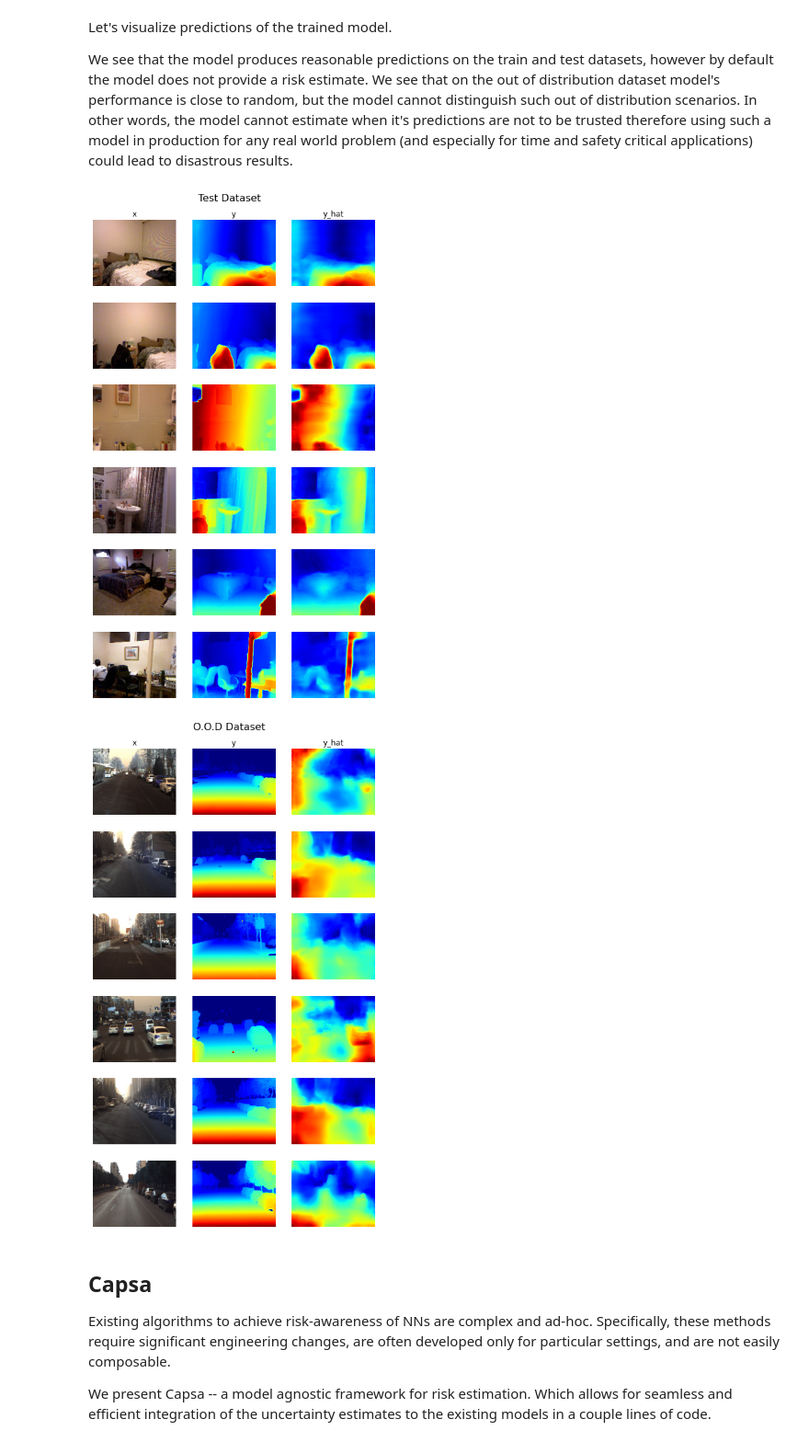
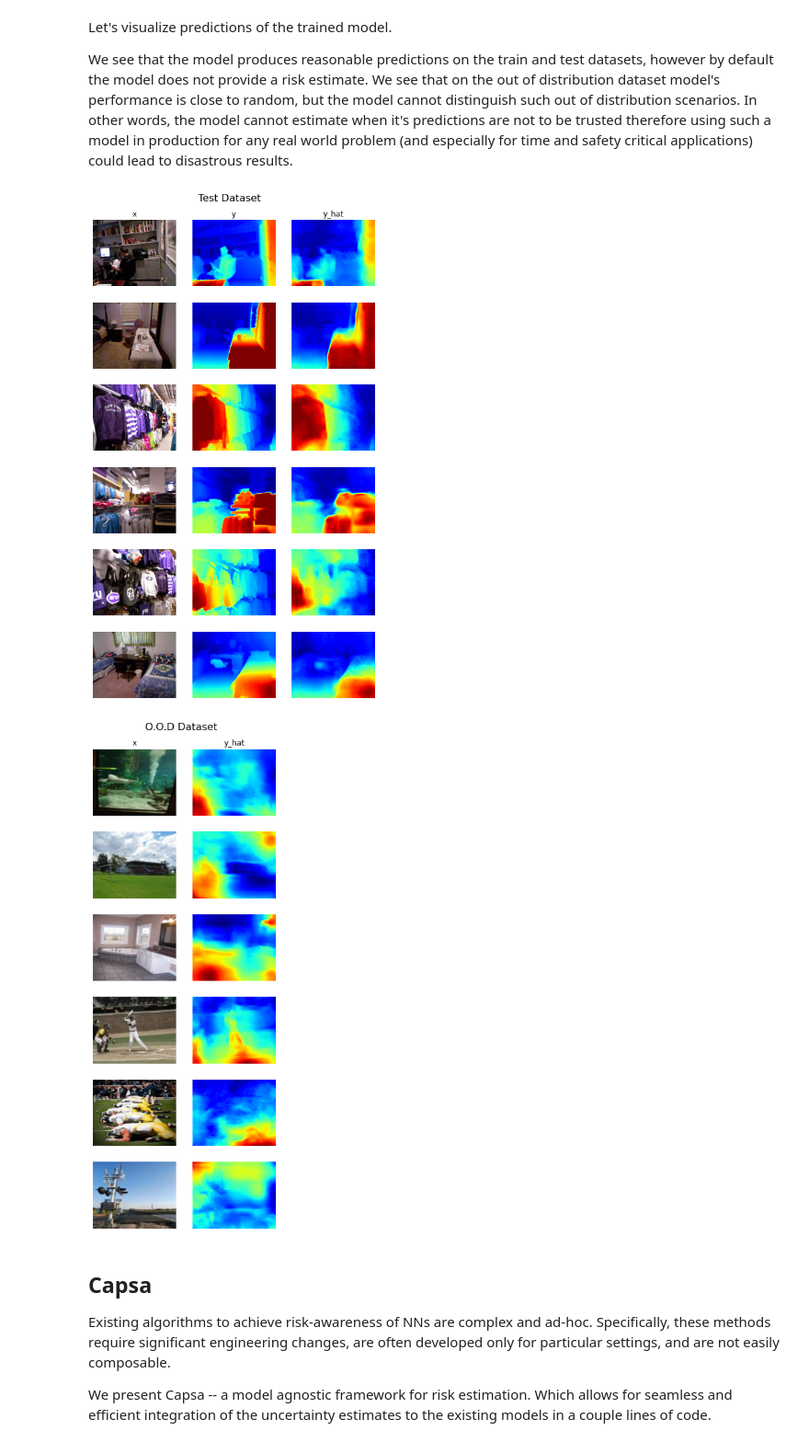
Before and after one commit to bytesroboticmx/capsaIA, a Jupyter notebook: notebooks/5_high_level.ipynb, the cells around one changed output. Shown at 92% size. Saved outputs shown, nothing was run; the diff lists cells and outputs as text; code cells hidden in the pictures.

```diff
--- a/notebooks/5_high_level.ipynb
+++ b/notebooks/5_high_level.ipynb
@@ -23,3 +27,9 @@ ds_train, ds_test, ds_ood = get_datasets()
+# %%
+from utils_depth.utils import get_datasets
+ds_train, ds_test, ds_ood = get_datasets(
+    id_path = "nyu.h5",
+    ood_path = "miniplaces",
+)
 # %% [markdown]
 In this tutorial we will demonstrate how capsa can be used as a large-scale risk and uncertainty benchmarking framework for existing methods in the community. To that end, we will train a U-Net style model on the task of monocular end-to-end depth estimation using the "NYU Depth V2" dataset (RGB-to-depth image pairs of indoor scenes).
 Specifically, model's final layer outputs a single H × W activation map.
@@ -64,10 +76,10 @@ Let's visualize predictions of the trained model.
 
 We see that the model produces reasonable predictions on the train and test datasets, however by default the model does not provide a risk estimate. We see that on the out of distribution dataset model's performance is close to random, but the model cannot distinguish such out of distribution scenarios. In other words, the model cannot estimate when it's predictions are not to be trusted therefore using such a model in production for any real world problem (and especially for time and safety critical applications) could lead to disastrous results.
 # %%
-vis_depth_map(base_model, ds_train, ds_test, ds_ood, plot_risk=False)
+vis_depth_map(base_model, ds_test, ds_ood, plot_risk=False)
 # %% [output]
-[figure, old version]
+[figure, new version]
-[figure, old version]
+[figure, new version]
 # %% [markdown]
 ## Capsa
 
```
Also changed, not shown: parts of 11 cells of this notebook, 3 other files.
